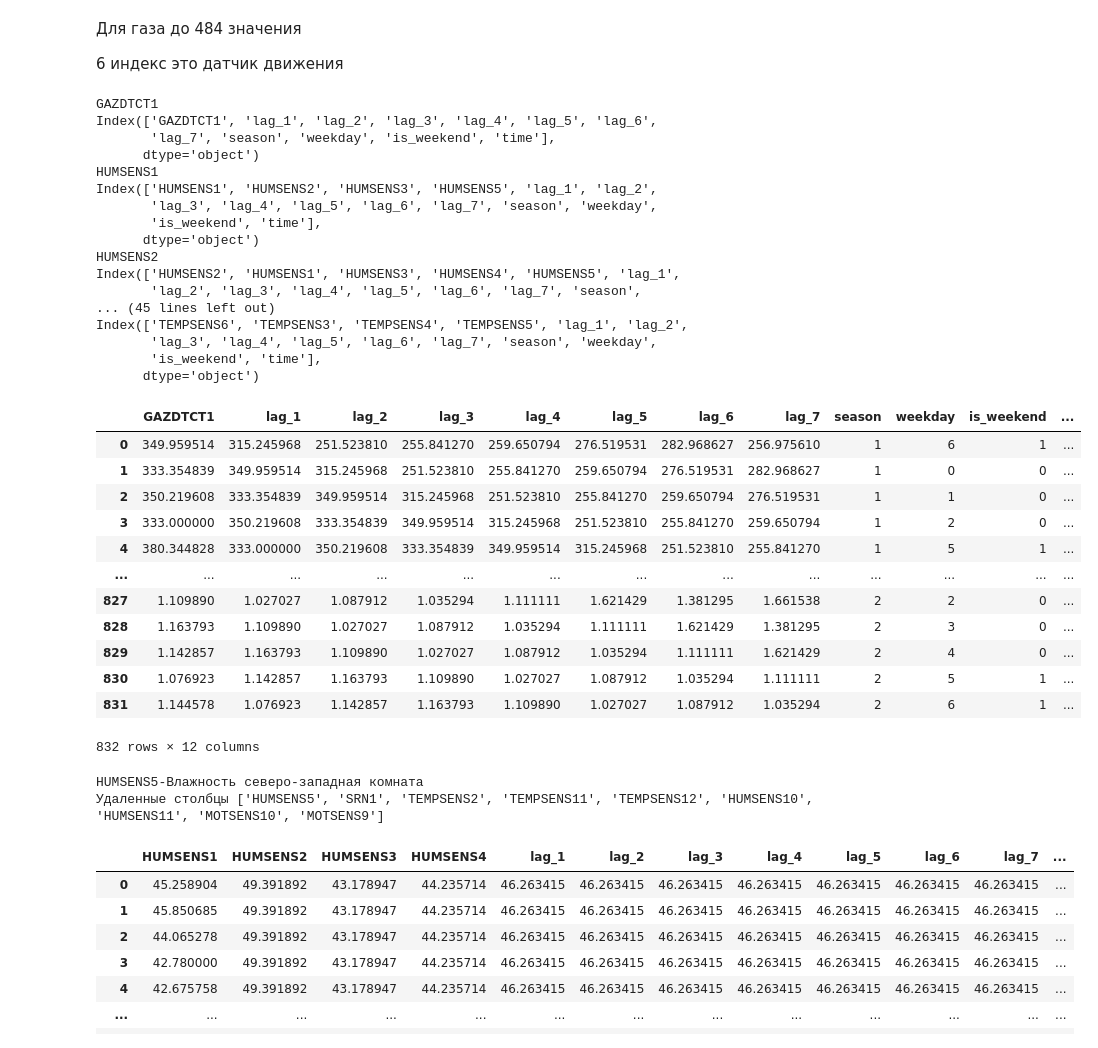
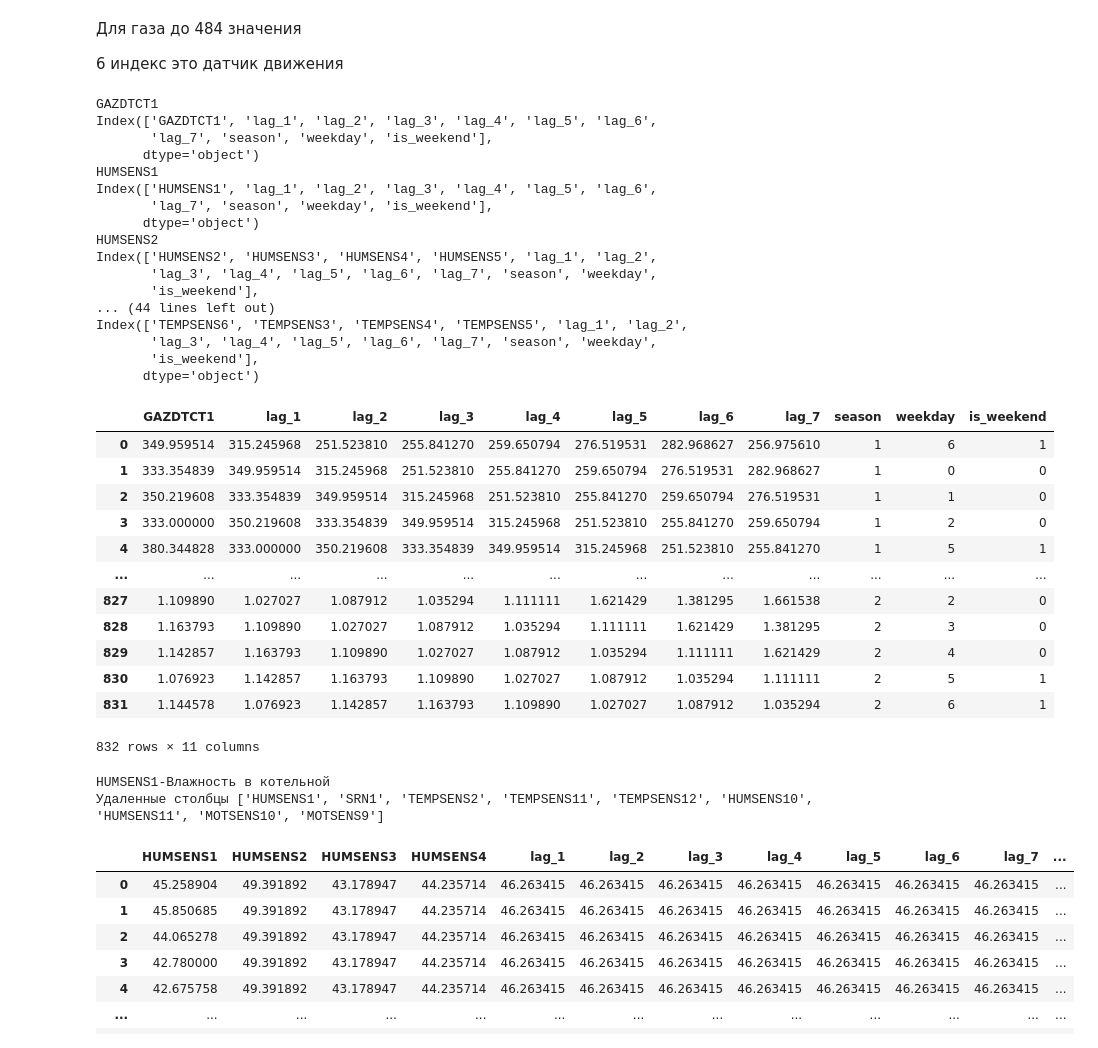
Before and after one commit to Grottersha123/smart_house, a Jupyter notebook: predict_sensors.ipynb, the cells around one changed output. Saved outputs shown, nothing was run; the diff lists cells and outputs as text; code cells hidden in the pictures.

```diff
--- a/predict_sensors.ipynb
+++ b/predict_sensors.ipynb
@@ -90,2 +69,0 @@ def load_data_pivot():
-# %%
-data_pivot, corr_data_frame = load_data_pivot()
@@ -111,7 +87,7 @@ TEMPSENS6   0.977441   0.994950        NaN
 ## Предсказание происходит в зависимости от какого момента и насколько признаков назад надо взять
 пример мы хотим предсказывать на 1 шагов вперед беря 7 шагов назад
 # %%
-def create_data_for_pred(data, corr_data, weekday=True, pred_d=1, lag=7, another=True, CORR_COEFF=False, time=False):
+def create_data_for_pred(data, corr_data, weekday=True, pred_d=1, lag=7, another=True, CORR_COEFF=None, time=False):
     data = data.copy()
     data_frames = []
     for d in data.columns:
@@ -141,7 +117,7 @@ def create_data_for_pred(data, corr_data, weekday=True, pred_d=1, lag=7, another
             corr_data_frame = corr.pivot('y','x')['value']
 #             print(corr)
         if time:
-
+            print('ва')
             data_feature['time'] = data_feature.index
         data_feature = data_feature.dropna().reset_index(drop=True)
         print(data_feature.columns)
@@ -154,50 +130,50 @@ def create_data_for_pred(data, corr_data, weekday=True, pred_d=1, lag=7, another
 # %%
 for i in data_pivot.columns:
     if 'MOT' in i:
         data_pivot[i] = data_pivot[i].apply(lambda x: 0 if x <= 0 else 1)
-prepared_data = create_data_for_pred(data_pivot[:], corr_data_frame,pred_d=1, lag=7, time=True)
+prepared_data = create_data_for_pred(data_pivot[:], corr_data_frame,pred_d=1, lag=7, time=False)
 prepared_data[0]
 # %% [output]
 GAZDTCT1
 Index(['GAZDTCT1', 'lag_1', 'lag_2', 'lag_3', 'lag_4', 'lag_5', 'lag_6',
-       'lag_7', 'season', 'weekday', 'is_weekend', 'time'],
+       'lag_7', 'season', 'weekday', 'is_weekend'],
       dtype='object')
 HUMSENS1
-Index(['HUMSENS1', 'HUMSENS2', 'HUMSENS3', 'HUMSENS5', 'lag_1', 'lag_2',
-       'lag_3', 'lag_4', 'lag_5', 'lag_6', 'lag_7', 'season', 'weekday',
-       'is_weekend', 'time'],
+Index(['HUMSENS1', 'lag_1', 'lag_2', 'lag_3', 'lag_4', 'lag_5', 'lag_6',
+       'lag_7', 'season', 'weekday', 'is_weekend'],
       dtype='object')
 HUMSENS2
-Index(['HUMSENS2', 'HUMSENS1', 'HUMSENS3', 'HUMSENS4', 'HUMSENS5', 'lag_1',
-       'lag_2', 'lag_3', 'lag_4', 'lag_5', 'lag_6', 'lag_7', 'season',
-... (45 lines left out)
+Index(['HUMSENS2', 'HUMSENS3', 'HUMSENS4', 'HUMSENS5', 'lag_1', 'lag_2',
+       'lag_3', 'lag_4', 'lag_5', 'lag_6', 'lag_7', 'season', 'weekday',
+       'is_weekend'],
+... (44 lines left out)
 Index(['TEMPSENS6', 'TEMPSENS3', 'TEMPSENS4', 'TEMPSENS5', 'lag_1', 'lag_2',
        'lag_3', 'lag_4', 'lag_5', 'lag_6', 'lag_7', 'season', 'weekday',
-       'is_weekend', 'time'],
+       'is_weekend'],
       dtype='object')
-|  | GAZDTCT1 | lag_1 | lag_2 | lag_3 | lag_4 | lag_5 | lag_6 | lag_7 | season | weekday | is_weekend | ... |
-| 0 | 349.959514 | 315.245968 | 251.523810 | 255.841270 | 259.650794 | 276.519531 | 282.968627 | 256.975610 | 1 | 6 | 1 | ... |
-| 1 | 333.354839 | 349.959514 | 315.245968 | 251.523810 | 255.841270 | 259.650794 | 276.519531 | 282.968627 | 1 | 0 | 0 | ... |
-| 2 | 350.219608 | 333.354839 | 349.959514 | 315.245968 | 251.523810 | 255.841270 | 259.650794 | 276.519531 | 1 | 1 | 0 | ... |
-| 3 | 333.000000 | 350.219608 | 333.354839 | 349.959514 | 315.245968 | 251.523810 | 255.841270 | 259.650794 | 1 | 2 | 0 | ... |
-| 4 | 380.344828 | 333.000000 | 350.219608 | 333.354839 | 349.959514 | 315.245968 | 251.523810 | 255.841270 | 1 | 5 | 1 | ... |
-| ... | ... | ... | ... | ... | ... | ... | ... | ... | ... | ... | ... | ... |
-| 827 | 1.109890 | 1.027027 | 1.087912 | 1.035294 | 1.111111 | 1.621429 | 1.381295 | 1.661538 | 2 | 2 | 0 | ... |
-| 828 | 1.163793 | 1.109890 | 1.027027 | 1.087912 | 1.035294 | 1.111111 | 1.621429 | 1.381295 | 2 | 3 | 0 | ... |
-| 829 | 1.142857 | 1.163793 | 1.109890 | 1.027027 | 1.087912 | 1.035294 | 1.111111 | 1.621429 | 2 | 4 | 0 | ... |
-| 830 | 1.076923 | 1.142857 | 1.163793 | 1.109890 | 1.027027 | 1.087912 | 1.035294 | 1.111111 | 2 | 5 | 1 | ... |
-| 831 | 1.144578 | 1.076923 | 1.142857 | 1.163793 | 1.109890 | 1.027027 | 1.087912 | 1.035294 | 2 | 6 | 1 | ... |
+|  | GAZDTCT1 | lag_1 | lag_2 | lag_3 | lag_4 | lag_5 | lag_6 | lag_7 | season | weekday | is_weekend |
+| 0 | 349.959514 | 315.245968 | 251.523810 | 255.841270 | 259.650794 | 276.519531 | 282.968627 | 256.975610 | 1 | 6 | 1 |
+| 1 | 333.354839 | 349.959514 | 315.245968 | 251.523810 | 255.841270 | 259.650794 | 276.519531 | 282.968627 | 1 | 0 | 0 |
+| 2 | 350.219608 | 333.354839 | 349.959514 | 315.245968 | 251.523810 | 255.841270 | 259.650794 | 276.519531 | 1 | 1 | 0 |
+| 3 | 333.000000 | 350.219608 | 333.354839 | 349.959514 | 315.245968 | 251.523810 | 255.841270 | 259.650794 | 1 | 2 | 0 |
+| 4 | 380.344828 | 333.000000 | 350.219608 | 333.354839 | 349.959514 | 315.245968 | 251.523810 | 255.841270 | 1 | 5 | 1 |
+| ... | ... | ... | ... | ... | ... | ... | ... | ... | ... | ... | ... |
+| 827 | 1.109890 | 1.027027 | 1.087912 | 1.035294 | 1.111111 | 1.621429 | 1.381295 | 1.661538 | 2 | 2 | 0 |
+| 828 | 1.163793 | 1.109890 | 1.027027 | 1.087912 | 1.035294 | 1.111111 | 1.621429 | 1.381295 | 2 | 3 | 0 |
+| 829 | 1.142857 | 1.163793 | 1.109890 | 1.027027 | 1.087912 | 1.035294 | 1.111111 | 1.621429 | 2 | 4 | 0 |
+| 830 | 1.076923 | 1.142857 | 1.163793 | 1.109890 | 1.027027 | 1.087912 | 1.035294 | 1.111111 | 2 | 5 | 1 |
+| 831 | 1.144578 | 1.076923 | 1.142857 | 1.163793 | 1.109890 | 1.027027 | 1.087912 | 1.035294 | 2 | 6 | 1 |
-832 rows × 12 columns
+832 rows × 11 columns
 # %%
-data_for_model = prepared_data[5]
+data_for_model = prepared_data[1]
 y_clmn = data_for_model.columns[0]
 print(device_name_dict[y_clmn])
 y = data_for_model[y_clmn]
 print('Удаленные столбцы',[y_clmn]+DROP_CLM)
 X = data_for_model.drop([y_clmn], axis=1)
 # %% [output]
-HUMSENS5-Влажность северо-западная комната
-Удаленные столбцы ['HUMSENS5', 'SRN1', 'TEMPSENS2', 'TEMPSENS11', 'TEMPSENS12', 'HUMSENS10', 'HUMSENS11', 'MOTSENS10', 'MOTSENS9']
+HUMSENS1-Влажность в котельной
+Удаленные столбцы ['HUMSENS1', 'SRN1', 'TEMPSENS2', 'TEMPSENS11', 'TEMPSENS12', 'HUMSENS10', 'HUMSENS11', 'MOTSENS10', 'MOTSENS9']
 # %%
 X
 # %% [output]
```
Also changed, not shown: parts of 18 cells of this notebook, 10 other files.
